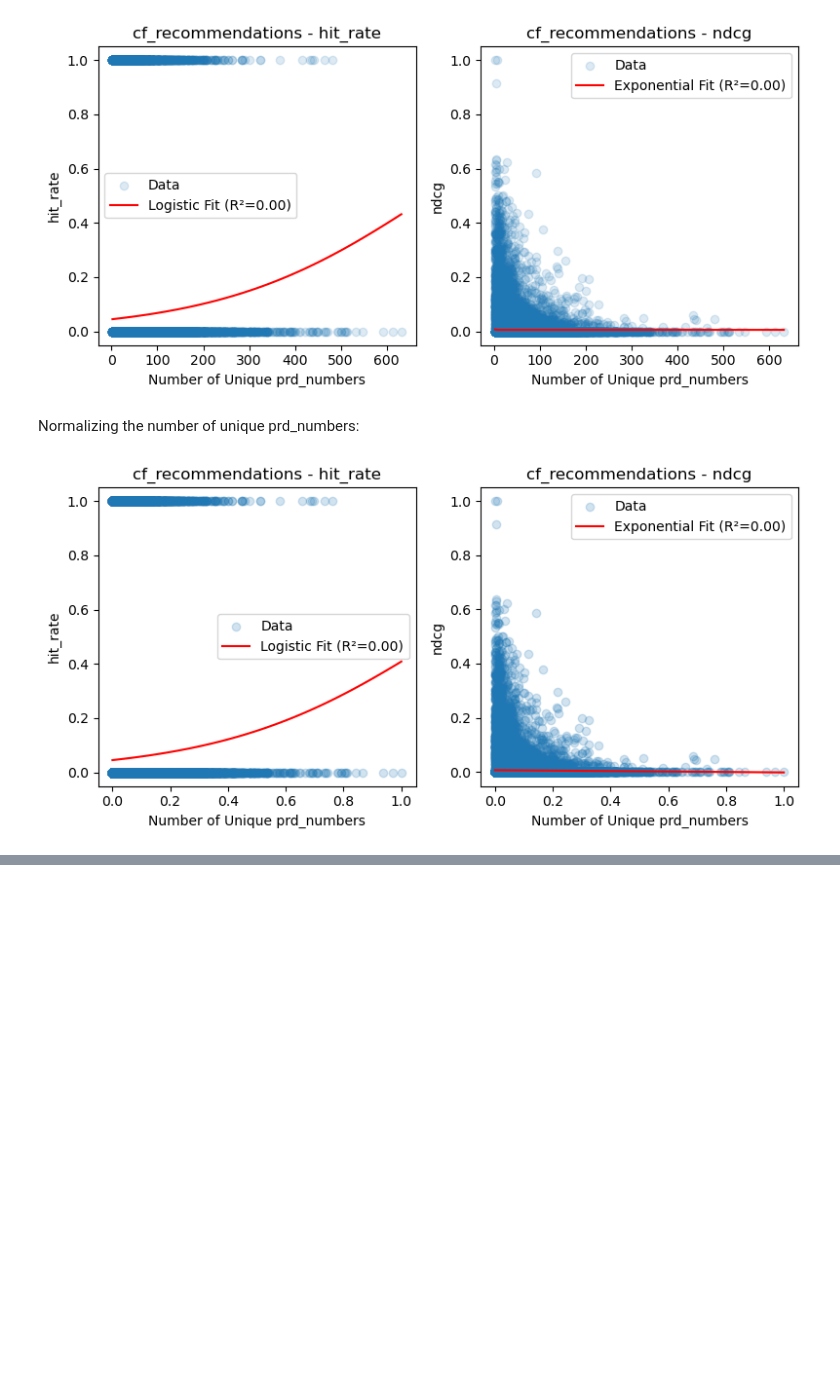
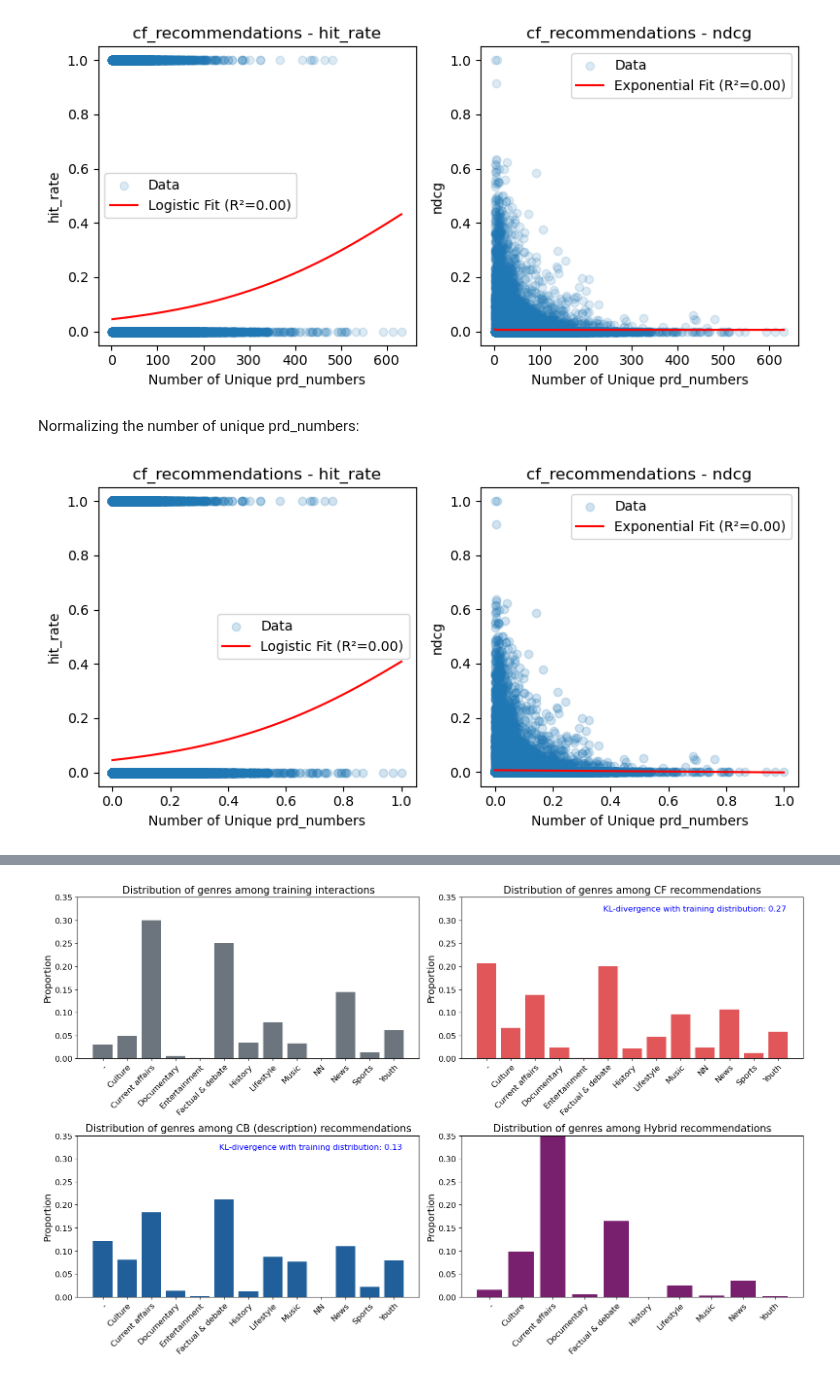
Before and after one commit to SebWae/dr-podcast-recsys-bsc-project, a Jupyter notebook: results/error_analysis.ipynb, the cells around one changed output, grey strips where cells are left out. Cells and saved outputs as stored; diff of their text form; code cells hidden in the pictures; blank space fills up the shorter version.

```diff
--- a/results/error_analysis.ipynb
+++ b/results/error_analysis.ipynb
@@ -362,13 +450,80 @@ Distribution of genres in training data:
 # %%
-# joining on metadata
-train_w_meta_df = train_df.merge(meta_df.reset_index(), on="prd_number", how="left")
+# initializing subplot
+nrows, ncols = 2, 2
+fig, axes = plt.subplots(nrows, ncols, figsize=(16, 10))
 
-# measuring the distribution
-train_genre_distr = train_w_meta_df["genre"].value_counts(normalize=True)
+# mapping each recommender to its color
+color_mapping = {"train": "#6c757d",
+                 RECOMMENDATIONS_KEY_CF: "#E15759",
+                 RECOMMENDATIONS_KEY_CB_DESCR: "#215F9A",
+                 RECOMMENDATIONS_KEY_HYBRID: "#78206E",
+                 }
 
-# formatting distribution as dataframe
-train_genre_df = pd.DataFrame(train_genre_distr)
-train_genre_df["recommender"] = "train"
+rec_names = { RECOMMENDATIONS_KEY_CF: "CF",
+             RECOMMENDATIONS_KEY_CB_DESCR: "CB (description)",
+             RECOMMENDATIONS_KEY_HYBRID: "Hybrid",
+             }
 
-# saving as csv
-train_genre_df.to_csv("../results/genre_distributions.csv")
+# dictionary to store KL-divergences
+kl_dict = {}
+
+for i, (recommender, color) in enumerate(color_mapping.items()):
+    row = i // 2
+    col = i % 2
+
+    if i == 0:
+        # genre distribution of training interactions
+        train_genre_distr = train_w_meta_df["genre"].value_counts(normalize=True)
+        train_genre_distr_sorted = train_genre_distr.sort_index()
+        genres = train_genre_distr_sorted.index.astype(str)
+        percentages = train_genre_distr_sorted.values
+        training_distr = percentages
+
+    else:
+        # retrieving list of recommendations from recs_data
+        recommendations = recs_data[recommender]
+        all_episodes = [episode for rec_list in recommendations.values() for episode in rec_list]
+
+        # constructing dataframe
+        df = pd.DataFrame({"prd_number": all_episodes})
+
+        # joining metadata onto the dataframe
+        df_w_meta = df.merge(meta_df.reset_index(), on="prd_number", how="left")
+
+        # genre distribution of recommendations
+        rec_genre_distr = df_w_meta["genre"].value_counts(normalize=True)
+        rec_genre_distr_sorted =  rec_genre_distr.sort_index()
+        genres = rec_genre_distr_sorted.index.astype(str)
+        percentages = rec_genre_distr_sorted.values
+
+        # computing KL-divergence
+        if i != 3:
+            kl_div = entropy(training_distr, percentages)
+            kl_dict[recommender] = kl_div
+
+            # annotating the skewness and the number of unique episodes
+            axes[row][col].annotate(f"KL-divergence with training distribution: {kl_div:.2f}",
+                                    xy=(0.95, 0.95),
+                                    xycoords='axes fraction',
+                                    ha='right', va='top',
+                                    fontsize=12, color="blue"
+                                    )
+
+        # retrieving recommender name
+        rec_name = rec_names[recommender]
+
+    # measuring the distribution
+    if i == 0:
+        axes[row][col].set_title("Distribution of genres among training interactions", fontsize=15)
+    else:
+        axes[row][col].set_title(f"Distribution of genres among {rec_name} recommendations", fontsize=15)
+    axes[row][col].bar(range(len(genres)), percentages, color=color)
+    axes[row][col].set_ylabel("Proportion", fontsize=14)
+    axes[row][col].set_ylim(0, 0.35)
+    axes[row][col].set_xticks(range(len(genres)))
+    axes[row][col].set_xticklabels(genres, rotation=45, ha='right', rotation_mode='anchor', fontsize=12)
+    axes[row][col].tick_params(axis='y', labelsize=12)
+
+plt.tight_layout()
+# %% [output]
+[figure, added]
```
Also changed, not shown: parts of 20 cells of this notebook.
